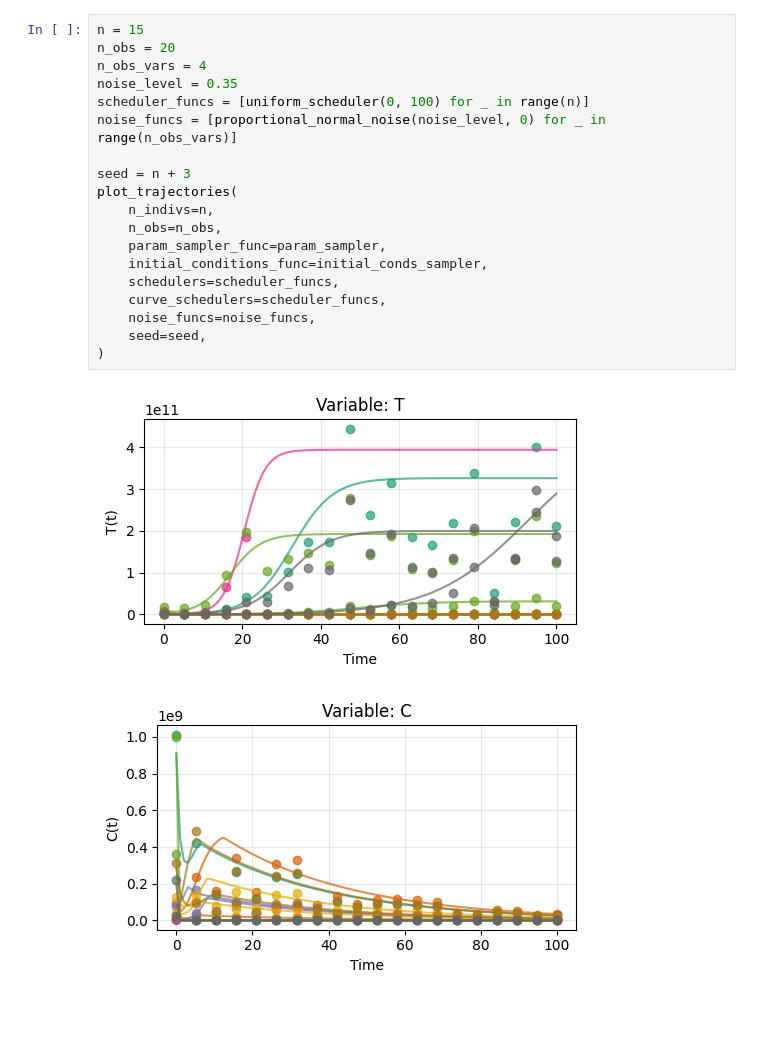
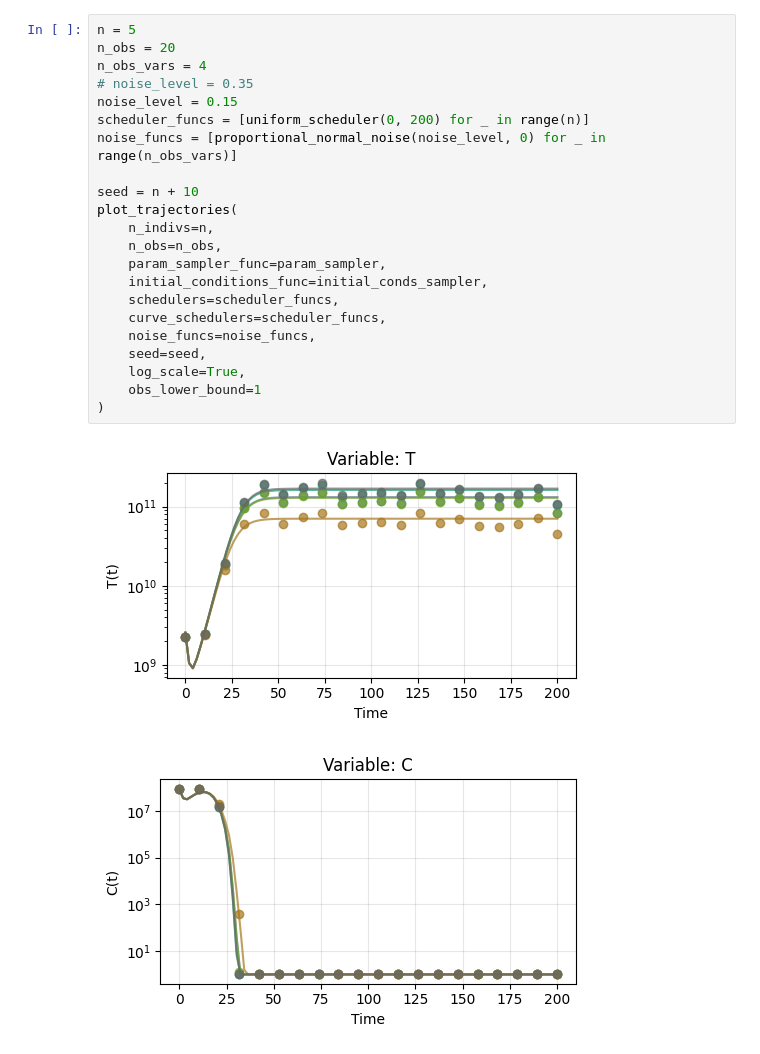
Before and after one commit to Rohan-Pandey1729/CAR-T-Cell, a Jupyter notebook: Monolix/pipeline/test_pipeline.ipynb, the cells around one changed output. Drawn from its saved outputs; the diff is of its cells as text; blank space fills up the shorter version.

```diff
--- a/Monolix/pipeline/test_pipeline.ipynb
+++ b/Monolix/pipeline/test_pipeline.ipynb
@@ -189,24 +235,27 @@ def plot_trajectories(
 
     plt.show()
 # %%
-n = 15
+n = 5
 n_obs = 20
 n_obs_vars = 4
-noise_level = 0.35
-scheduler_funcs = [uniform_scheduler(0, 100) for _ in range(n)]
+# noise_level = 0.35
+noise_level = 0.15
+scheduler_funcs = [uniform_scheduler(0, 200) for _ in range(n)]
 noise_funcs = [proportional_normal_noise(noise_level, 0) for _ in range(n_obs_vars)]
 
-seed = n + 3
+seed = n + 10
 plot_trajectories(
     n_indivs=n,
     n_obs=n_obs,
     param_sampler_func=param_sampler,
     initial_conditions_func=initial_conds_sampler,
     schedulers=scheduler_funcs,
     curve_schedulers=scheduler_funcs,
     noise_funcs=noise_funcs,
     seed=seed,
+    log_scale=True,
+    obs_lower_bound=1
 )
 # %% [output]
-[figure, old version]
+[figure, new version]
-[figure, old version]
+[figure, new version]
```
Also changed, not shown: parts of 5 cells of this notebook, 2 other files.
